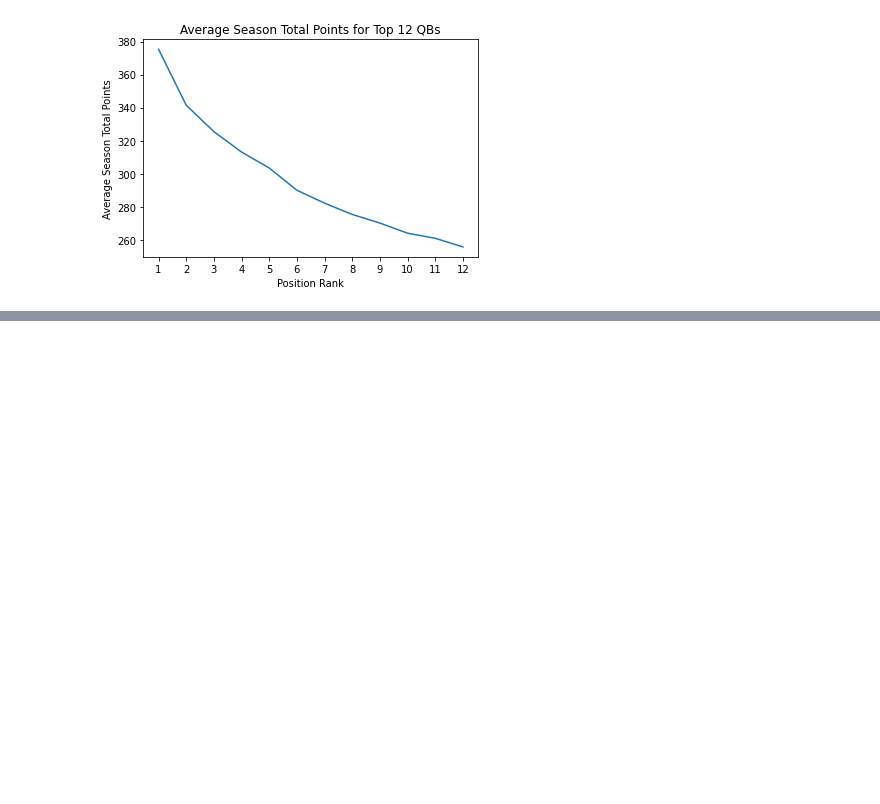
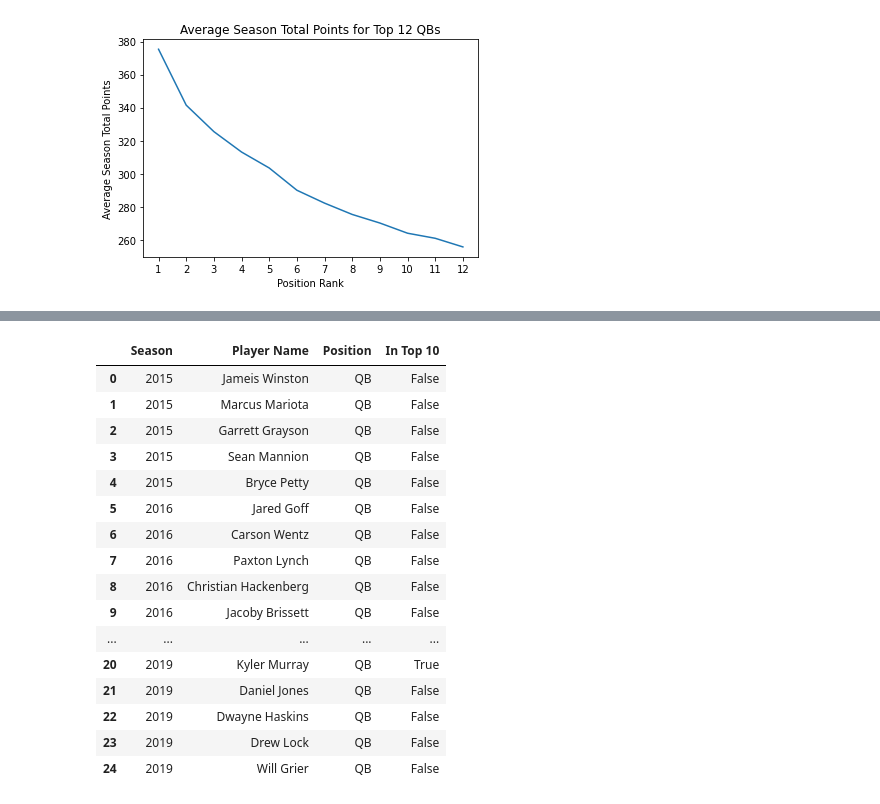
Before and after one commit to hathawayryan/project_one, a Jupyter notebook: main.ipynb, the cells around one changed output, grey strips where cells are left out. Saved outputs shown, nothing was run; the diff lists cells and outputs as text; code cells hidden in the pictures; blank space fills up the shorter version.

```diff
--- a/main.ipynb
+++ b/main.ipynb
@@ -259,0 +276,42 @@ te2015 = ["Maxx Williams", "Clive Walford", "Tyler Kroft", "Jeff Heuerman", "Bla
+# %%
+qb_rookie_dict = {
+    2015: qb2015,
+    2016: qb2016,
+    2017: qb2017,
+    2018: qb2018,
+    2019: qb2019
+}
+# %%
+in_top_ten = []
+for year in qb_rookie_dict.keys():
+    top_ten = list(qb_rookie.loc[qb_rookie['Season']==year]['Player Name'].unique())
+    for qb_rook in qb_rookie_dict[year]:
+
+        temp = {}
+        temp['Season'] = year
+        temp['Player Name'] = qb_rook
+        temp['Position'] = 'QB'
+        temp['In Top 10'] = bool(qb_rook in top_ten)
+
+        in_top_ten.append(temp)
+
+qb_rook_results_df = pd.DataFrame(in_top_ten)
+qb_rook_results_df
+# %% [output]
+|  | Season | Player Name | Position | In Top 10 |
+| 0 | 2015 | Jameis Winston | QB | False |
+| 1 | 2015 | Marcus Mariota | QB | False |
+| 2 | 2015 | Garrett Grayson | QB | False |
+| 3 | 2015 | Sean Mannion | QB | False |
+| 4 | 2015 | Bryce Petty | QB | False |
+| 5 | 2016 | Jared Goff | QB | False |
+| 6 | 2016 | Carson Wentz | QB | False |
+| 7 | 2016 | Paxton Lynch | QB | False |
+| 8 | 2016 | Christian Hackenberg | QB | False |
+| 9 | 2016 | Jacoby Brissett | QB | False |
+| ... | ... | ... | ... | ... |
+| 20 | 2019 | Kyler Murray | QB | True |
+| 21 | 2019 | Daniel Jones | QB | False |
+| 22 | 2019 | Dwayne Haskins | QB | False |
+| 23 | 2019 | Drew Lock | QB | False |
+| 24 | 2019 | Will Grier | QB | False |
```
Also changed, not shown: parts of 4 cells of this notebook.
